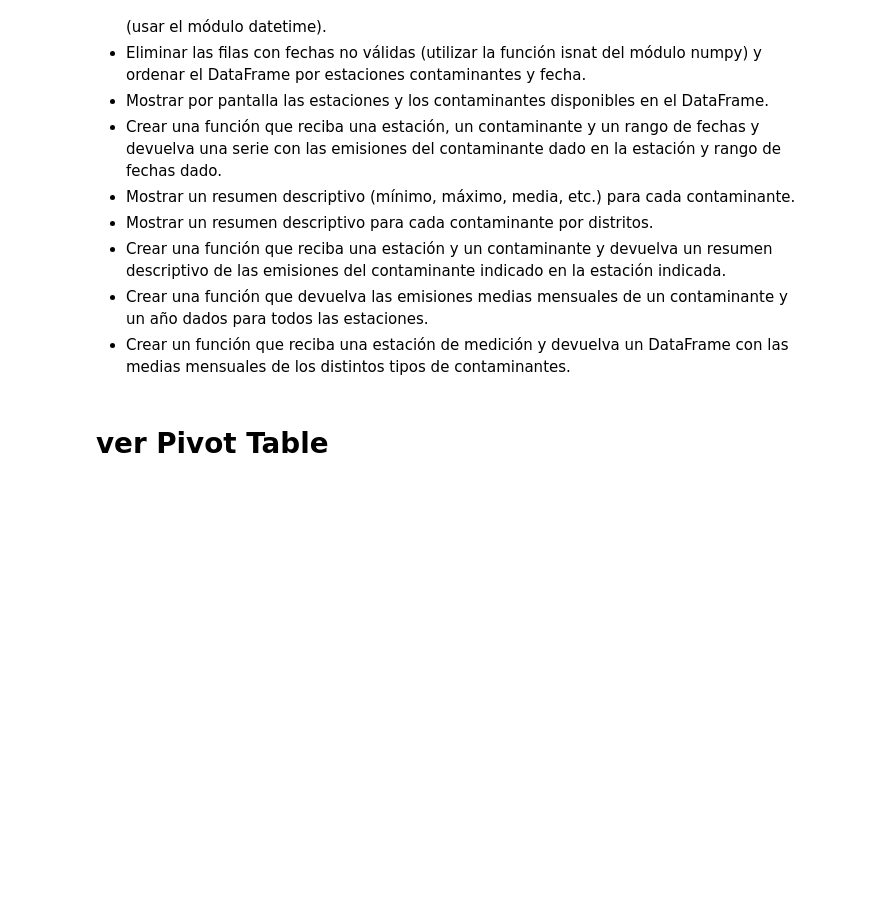
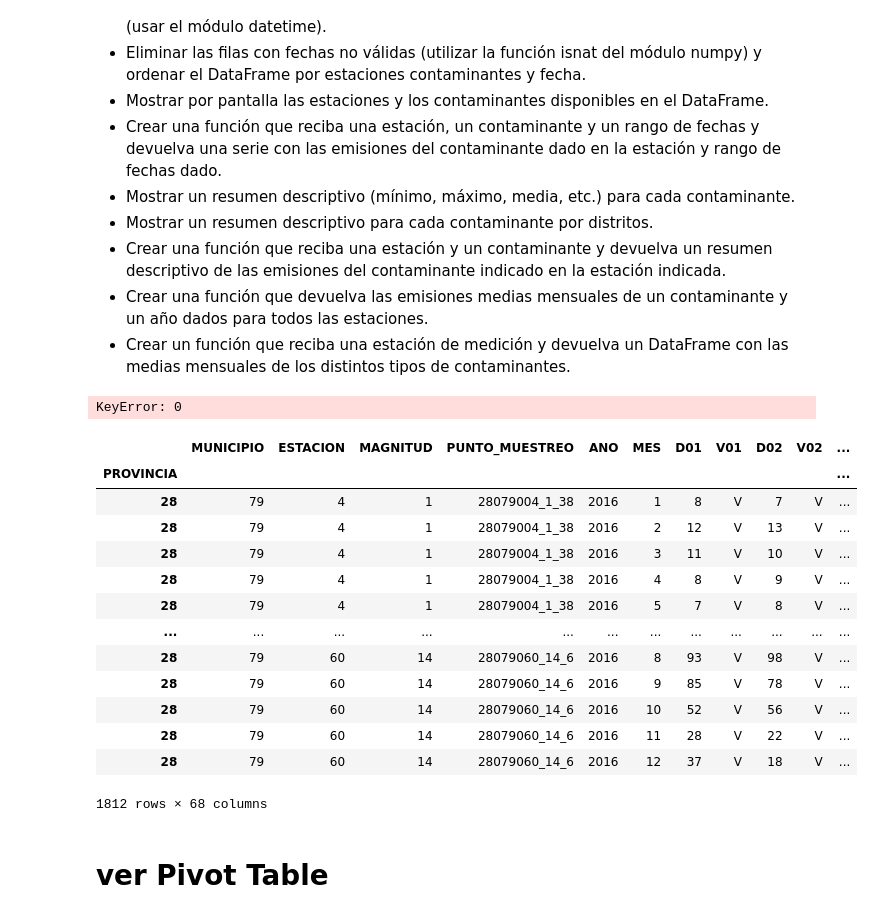
Before and after one commit to RaTon84/Pandas, a Jupyter notebook: Pandas.ipynb, the cells around one changed output. Drawn from its saved outputs; the diff is of its cells as text; code cells hidden in the pictures; blank space fills up the shorter version.

```diff
--- a/Pandas.ipynb
+++ b/Pandas.ipynb
@@ -375,5 +375,46 @@ Escribir un programa con los siguientes requisitos:
 - Crear una función que reciba una estación y un contaminante y devuelva un resumen descriptivo de las emisiones del contaminante indicado en la estación indicada.
 - Crear una función que devuelva las emisiones medias mensuales de un contaminante y un año dados para todos las estaciones.
 - Crear un función que reciba una estación de medición y devuelva un DataFrame con las medias mensuales de los distintos tipos de contaminantes.
+# %%
+# id_files
+a2016 = "1M2t8wSpqGUJr7vmF4OxbcDXZvjFWOypc"
+a2017 = "1O62H-DQzmT1oPDhGIVjR2MbbXpsK0ZKr"
+a2018 = "1MSSR05_N35tSW6-7ENW9PkzLhW45U04i"
+a2019 = "1FNe9duKkcK_H5HPOncdSRhw9zm7Edw_b"
+
+ficheros = [a2016,a2017,a2018,a2019]
+anio = 2016
+dfs = {}
+
+for fichero in ficheros:
+  url = f'https://drive.google.com/uc?id={fichero}'
+  df = pd.read_csv(url, sep=";", decimal=',',thousands='.', index_col=0)
+  dfs[anio] = df
+  anio += 1
+
+# dfs[0]
+
+# url = f'https://drive.google.com/uc?id={file_id}'
+# df_csv = pd.read_csv(url, sep=";", decimal=',',thousands='.', index_col=0)
+# df_csv
+# %% [output]
+KeyError: 0
+# %%
+dfs[2016]
+# %% [output]
+|  | MUNICIPIO | ESTACION | MAGNITUD | PUNTO_MUESTREO | ANO | MES | D01 | V01 | D02 | V02 | ... |
+| PROVINCIA |  |  |  |  |  |  |  |  |  |  | ... |
+| 28 | 79 | 4 | 1 | 28079004_1_38 | 2016 | 1 | 8 | V | 7 | V | ... |
+| 28 | 79 | 4 | 1 | 28079004_1_38 | 2016 | 2 | 12 | V | 13 | V | ... |
+| 28 | 79 | 4 | 1 | 28079004_1_38 | 2016 | 3 | 11 | V | 10 | V | ... |
+| 28 | 79 | 4 | 1 | 28079004_1_38 | 2016 | 4 | 8 | V | 9 | V | ... |
+| 28 | 79 | 4 | 1 | 28079004_1_38 | 2016 | 5 | 7 | V | 8 | V | ... |
+| ... | ... | ... | ... | ... | ... | ... | ... | ... | ... | ... | ... |
+| 28 | 79 | 60 | 14 | 28079060_14_6 | 2016 | 8 | 93 | V | 98 | V | ... |
+| 28 | 79 | 60 | 14 | 28079060_14_6 | 2016 | 9 | 85 | V | 78 | V | ... |
+| 28 | 79 | 60 | 14 | 28079060_14_6 | 2016 | 10 | 52 | V | 56 | V | ... |
+| 28 | 79 | 60 | 14 | 28079060_14_6 | 2016 | 11 | 28 | V | 22 | V | ... |
+| 28 | 79 | 60 | 14 | 28079060_14_6 | 2016 | 12 | 37 | V | 18 | V | ... |
+1812 rows × 68 columns
 # %% [markdown]
 # ver Pivot Table
```
